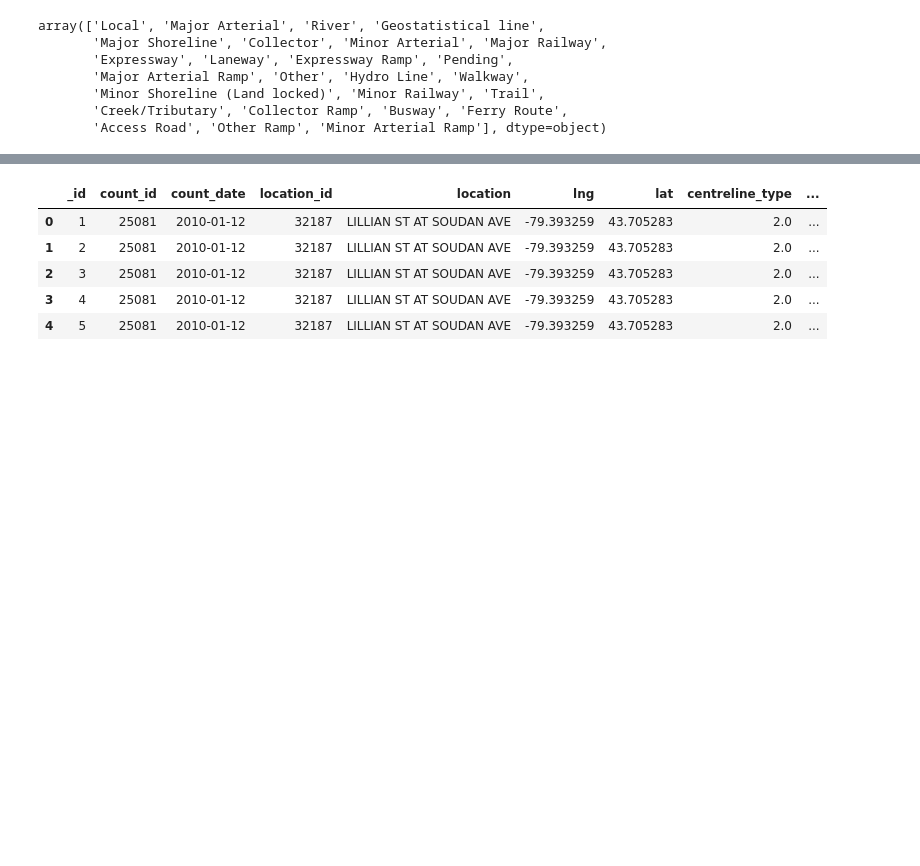
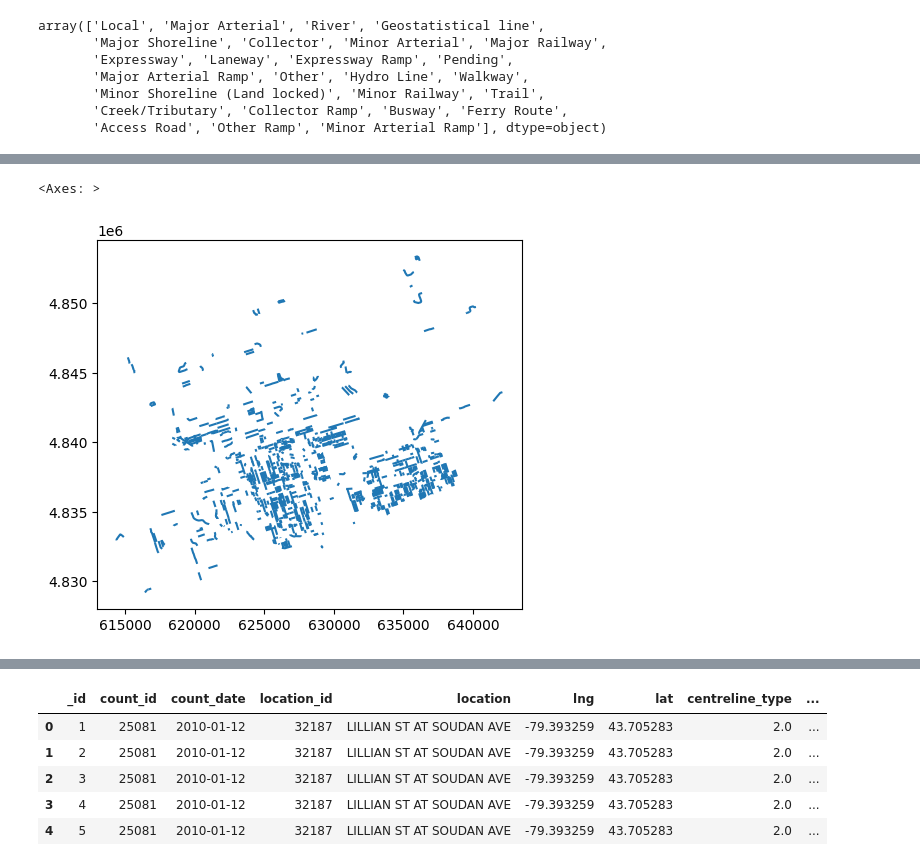
Before and after one commit to naorella/GIS_Showcase, a Jupyter notebook: template.ipynb, the cells around one changed output, grey strips where cells are left out. Cells and saved outputs as stored; diff of their text form; code cells hidden in the pictures; blank space fills up the shorter version.

```diff
--- a/template.ipynb
+++ b/template.ipynb
@@ -66,0 +71,6 @@ roads.plot()
+# %%
+calming_roads = calming_roads.to_crs('epsg:26917')
+calming_roads.plot()
+# %% [output]
+<Axes: >
+[figure, added]
```
Also changed, not shown: parts of 10 cells of this notebook.
